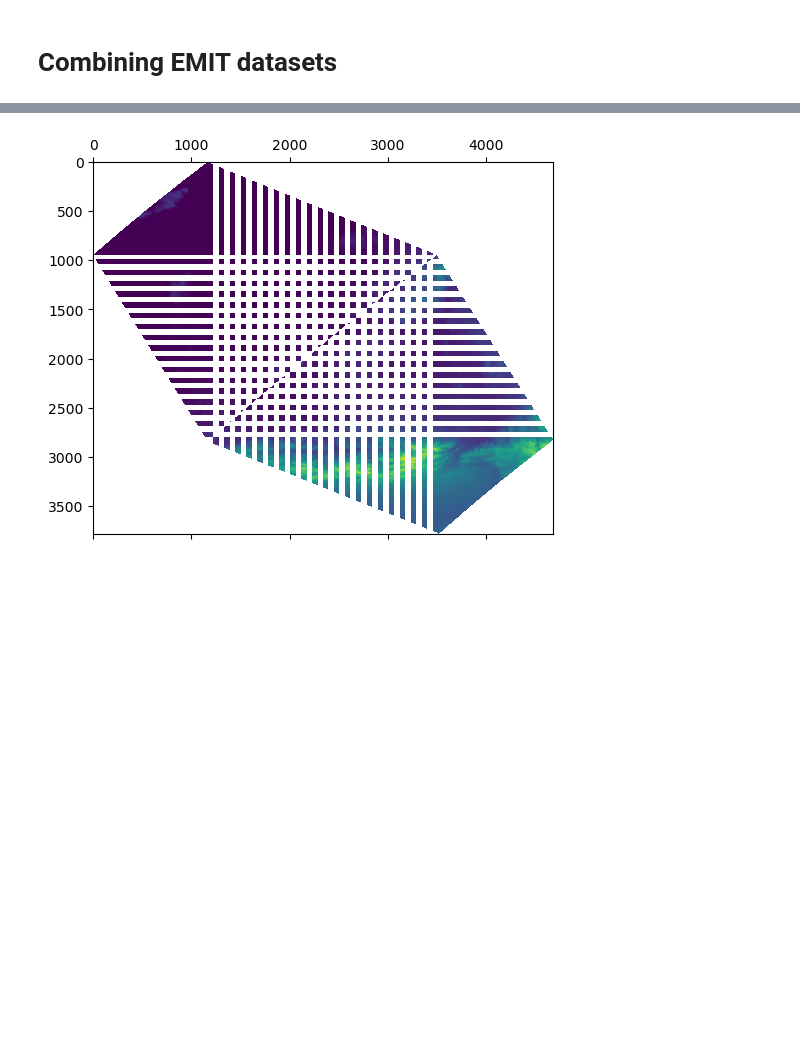
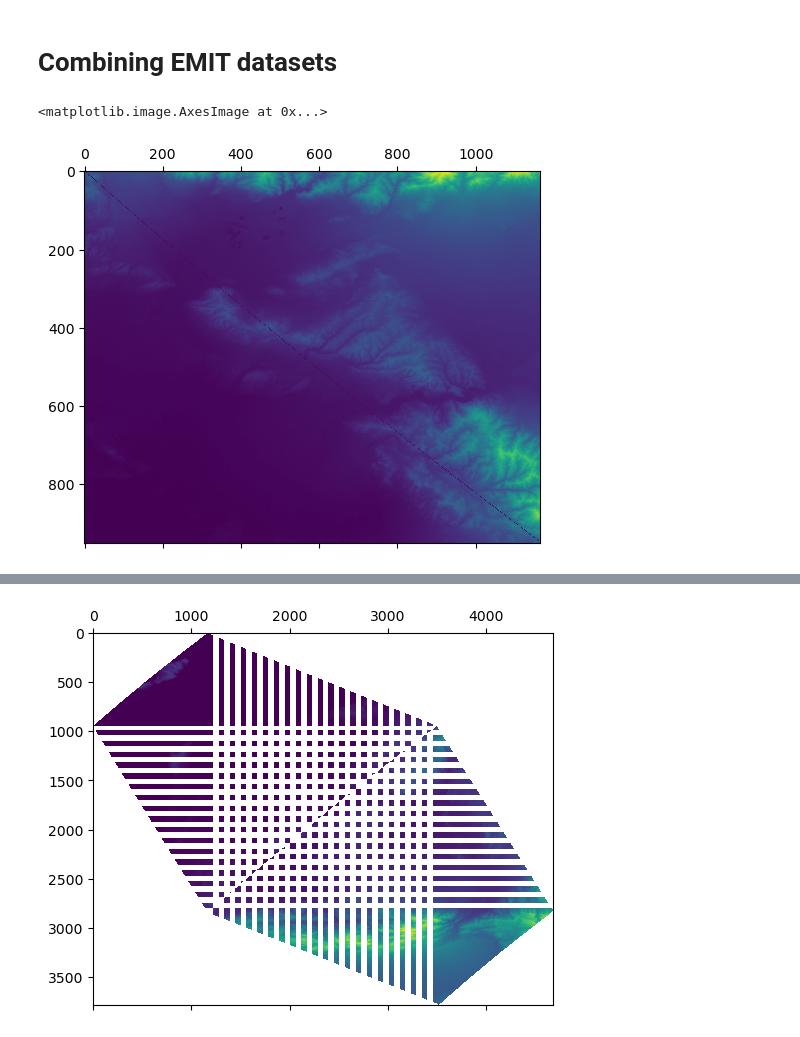
Before and after one commit to DannyCollinson/EMIT-ECOSTRESS, a Jupyter notebook: data_prep/Data_Matching.ipynb, the cells around one changed output, grey strips where cells are left out. Cells and saved outputs as stored; diff of their text form; code cells hidden in the pictures; blank space fills up the shorter version.

```diff
--- a/data_prep/Data_Matching.ipynb
+++ b/data_prep/Data_Matching.ipynb
@@ -160,3 +169,8 @@ ref3 = emit_003.variables['reflectance'].values
 
 elev2 = emit_002.variables['elev'].values
 elev3 = emit_003.variables['elev'].values
+# %%
+plt.matshow(np.nan_to_num(emit_002.variables['elev'][emit_002.coords['latitude'] > emit_003.coords['latitude'].min(), emit_002.coords['longitude'] > emit_003.coords['longitude'].min()]) + np.nan_to_num(emit_003.variables['elev'][emit_003.coords['latitude'] < emit_002.coords['latitude'].max(), emit_003.coords['longitude'] < emit_002.coords['longitude'].max()]))
+# %% [output]
+<matplotlib.image.AxesImage at 0x...>
+[figure, added]
```
Also changed, not shown: parts of 16 cells of this notebook, 2 other files.
